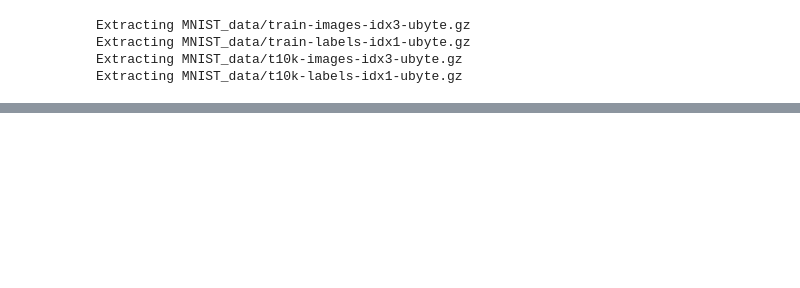
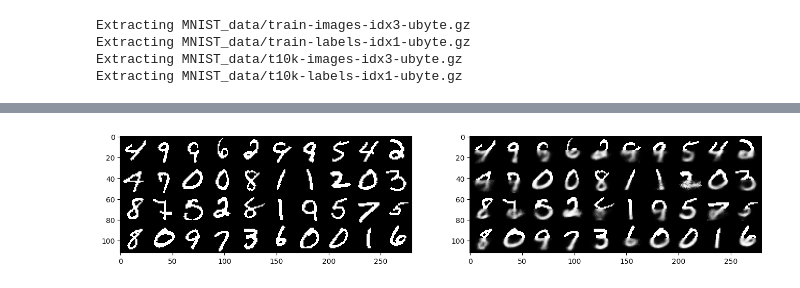
Before and after one commit to ethihsy/cc, a Jupyter notebook: gd_est.ipynb, the cells around one changed output, grey strips where cells are left out. Drawn from its saved outputs; the diff is of its cells as text; code cells hidden in the pictures; blank space fills up the shorter version.

```diff
--- a/gd_est.ipynb
+++ b/gd_est.ipynb
@@ -202,0 +234,14 @@ plt.show()
+# %%
+fig, ax = plt.subplots(1,2, figsize=(16,8))
+up = np.concatenate([j for j in [np.reshape(i,[14,28]) for i in result[1]]], 1)
+dw = np.concatenate([j for j in [np.reshape(i,[14,28]) for i in result[2]]], 1)
+c_fig = np.concatenate(np.split(np.concatenate([up,dw], 0), batch_size/10, 1), 0)
+dwy = np.concatenate([j for j in [np.reshape(i,[14,28]) for i in result[3]]], 1)
+p_fig = np.concatenate(np.split(np.concatenate([up,dwy], 0), batch_size/10, 1), 0)
+ax[0].imshow(c_fig, cmap=plt.cm.gray, interpolation='none')
+ax[1].imshow(p_fig, cmap=plt.cm.gray, interpolation='none')
+ax[0].grid(False)
+ax[1].grid(False)
+plt.show()
+# %% [output]
+[figure, added]
```
Also changed, not shown: parts of 12 cells of this notebook.
